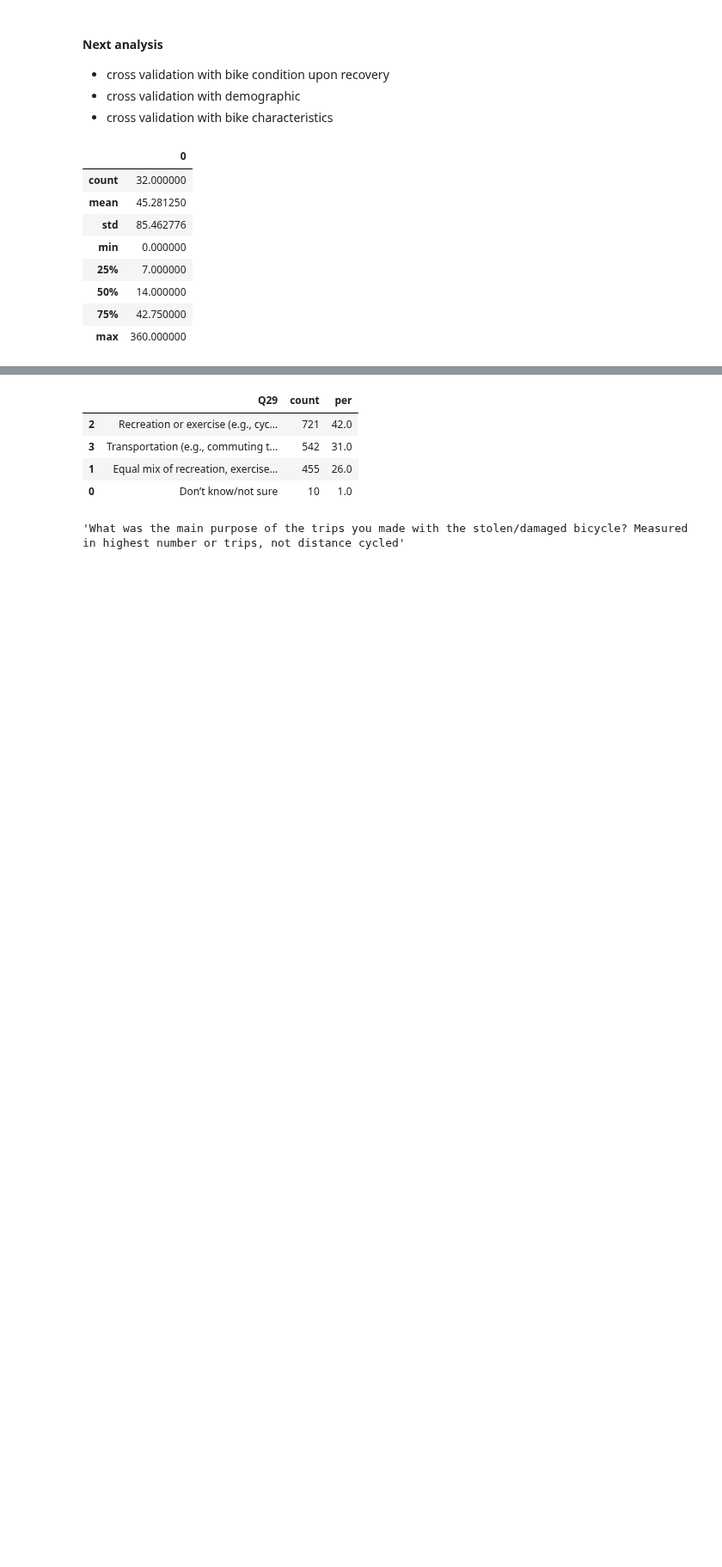
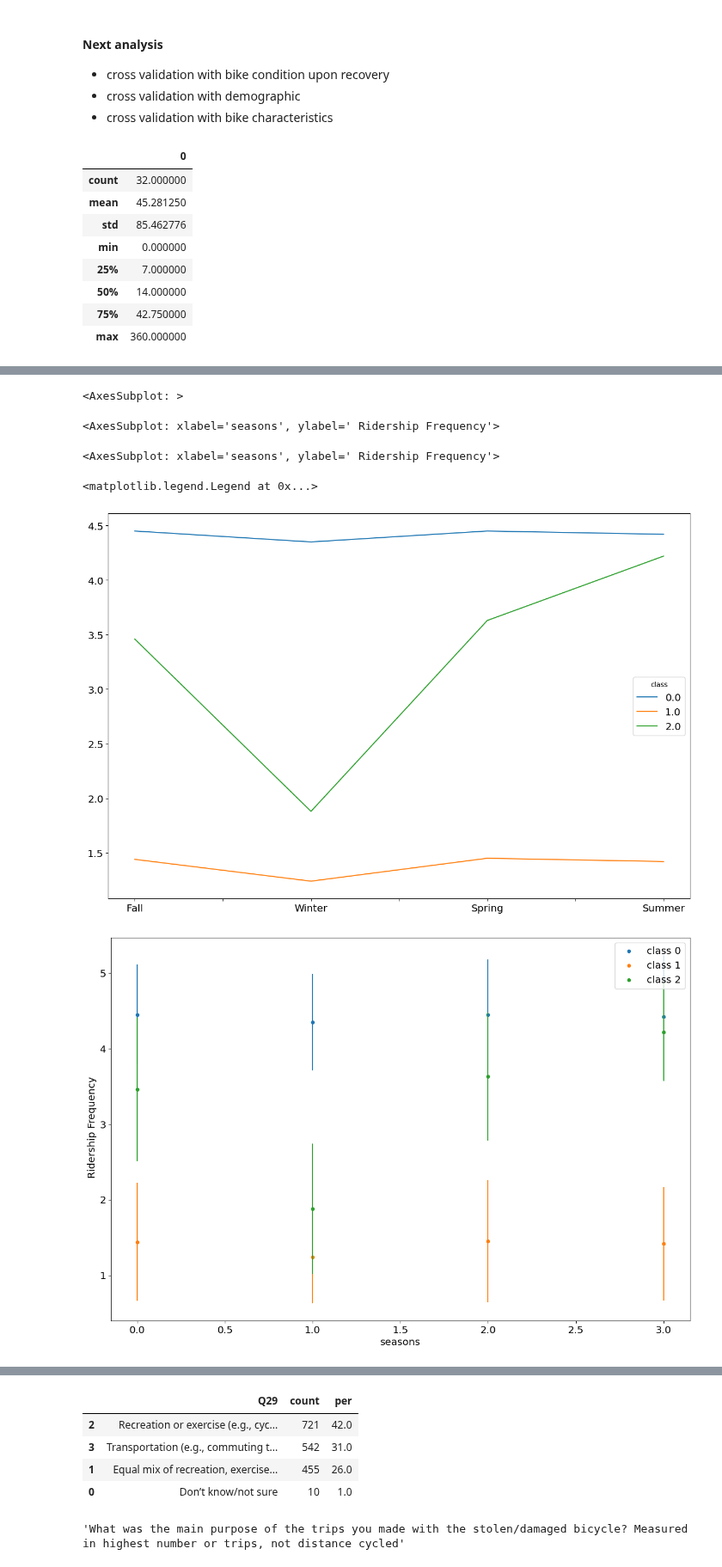
Before and after one commit to achic19/Biketheft, a Jupyter notebook: python/notebooks/paper_2_notebook/general analysis.ipynb, the cells around one changed output, grey strips where cells are left out. Shown at 86% size. Saved outputs shown, nothing was run; the diff lists cells and outputs as text; code cells hidden in the pictures; blank space fills up the shorter version.

Commit message:
seasons profile

```diff
--- a/python/notebooks/paper_2_notebook/general analysis.ipynb
+++ b/python/notebooks/paper_2_notebook/general analysis.ipynb
@@ -354,0 +346,60 @@ pd.crosstab(index =data_general['Fall'],columns=data_general['Winter'],normalize
+# %%
+from sklearn.cluster import AgglomerativeClustering
+
+# Parameters for this
+n= 3
+my_class= 'class'
+seasons_values = seasons.values()
+color_list = [color for color in plt.rcParams['axes.prop_cycle'].by_key()['color'][:n]]
+
+# get all the relevant code into new dataframe (remove rows with Null values)
+data_general_classification  = data_general.copy()[seasons_values].dropna()
+
+# Encoding
+new_cols = [f'{d}_en' for d in seasons_values]
+data_general_classification[new_cols] = data_general_classification.apply(lambda row: [frequency_dic[y] for y in row],axis=1,result_type= 'expand')
+
+# Classification using AgglomerativeClustering
+cluster = AgglomerativeClustering(n_clusters=n)
+clas_res = cluster.fit_predict(data_general_classification[new_cols].to_numpy())
+
+# --- for test only---
+# import collections
+# counts = collections.Counter(clas_res)
+# --- for test only---
+
+data_general_classification[my_class] = clas_res
+
+# for analysis
+sum_data =[]
+std_data = []
+data_to_analysis = data_general_classification.drop(columns=seasons_values)
+
+# visualization
+for x in range(n):
+    class_data = data_to_analysis[data_to_analysis[my_class]==x]
+    # show the mean for each group and for each season
+    class_data_describe =class_data.describe()
+    print(class_data_describe)
+    sum_data.append(list(round(class_data_describe.loc['mean'],2).values))
+    std_data.append(list(round(class_data_describe.loc['std'],2).values))
+
+# mean
+# sum_data
+# std_data
+DataFrame(data=sum_data,columns=list(seasons.values())+[my_class]).set_index(my_class).T.plot(color = color_list)
+
+# mean + std
+mean_df = DataFrame(data=sum_data,columns=list(seasons.values())+[my_class]).set_index(my_class).T
+std_df = DataFrame(data=std_data,columns=list(seasons.values())+[my_class]).set_index(my_class).T
+std_df.columns = range(n)
+
+for i in range(n):
+    data_prep = mean_df[i].reset_index(drop=True).reset_index().rename(columns={'index':'x',i:'y'})
+    if i==0:
+        ax = data_prep.plot(kind= 'scatter', x='x', y='y',color= color_list[i],yerr=std_df[i].reset_index(drop=True).reset_index()[i], label = f'{my_class} {i}',xlabel= 'Seasons', ylabel=' Ridership Frequency')
+    else:
+        data_prep.plot(kind= 'scatter', x='x', y='y',color= color_list[i],yerr=std_df[i].reset_index(drop=True).reset_index()[i],ax=ax,label = f'{my_class} {i}',xlabel= 'seasons', ylabel=' Ridership Frequency')
+plt.legend()
+plt.show()
+# %% [output]
@@ -354,0 +423,6 @@ pd.crosstab(index =data_general['Fall'],columns=data_general['Winter'],normalize
+<AxesSubplot: >
+<AxesSubplot: xlabel='seasons', ylabel=' Ridership Frequency'>
+<AxesSubplot: xlabel='seasons', ylabel=' Ridership Frequency'>
+<matplotlib.legend.Legend at 0x...>
+[figure, added]
+[figure, added]
```
Also changed, not shown: parts of 6 cells of this notebook, 2 other files.
